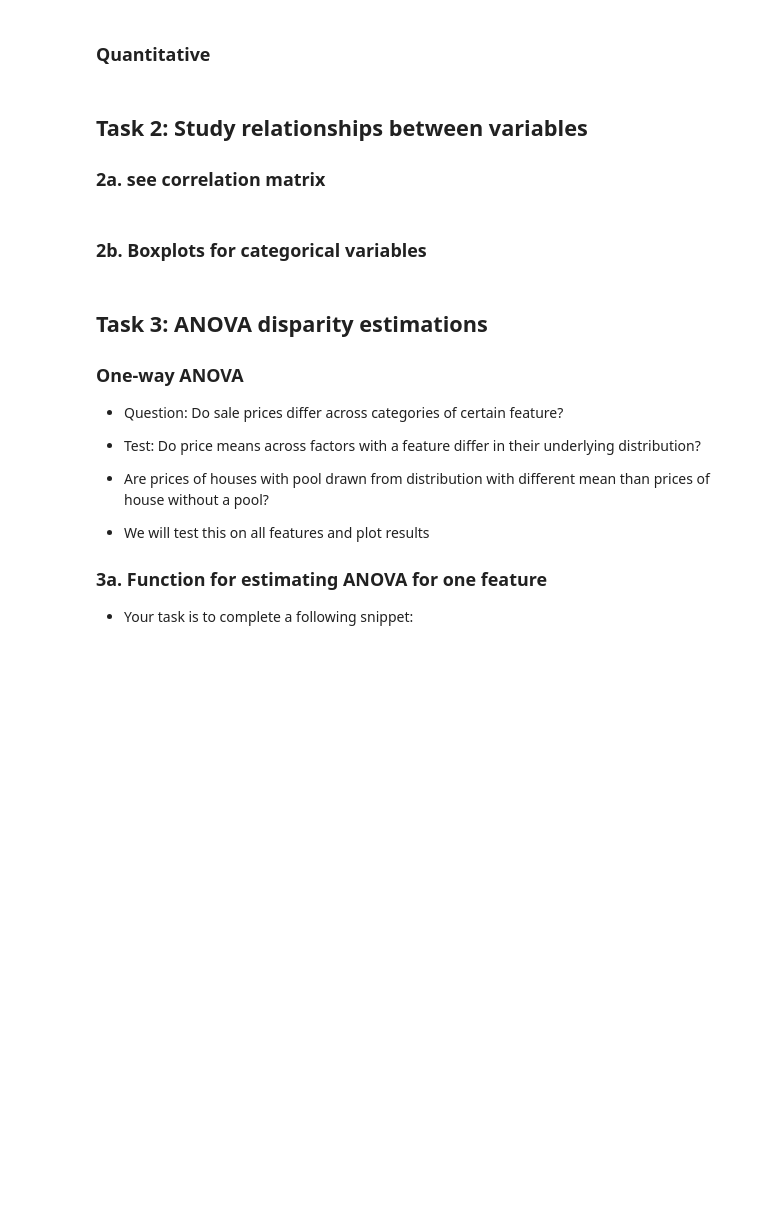
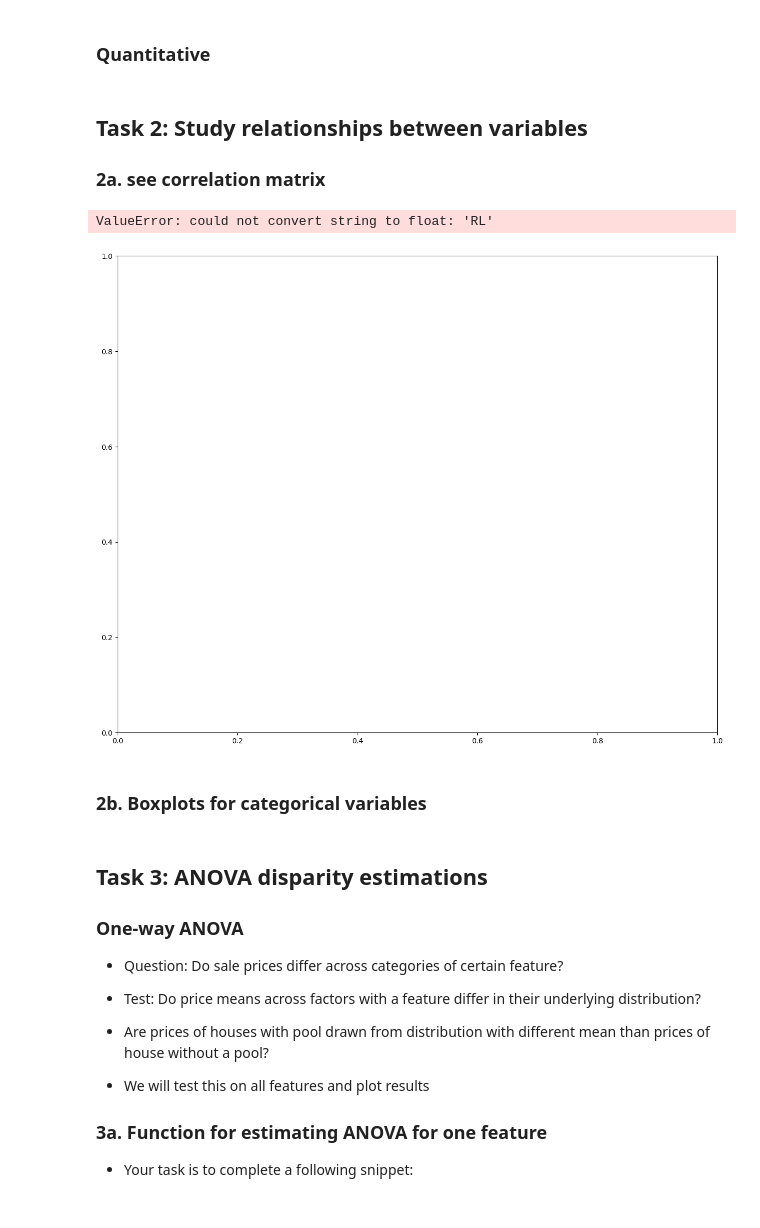
Before and after one commit to B-K-Sicking/PythonDataIES, a Jupyter notebook: Seminar1/seminar_empty.ipynb, the cells around one changed output. Drawn from its saved outputs; the diff is of its cells as text; code cells hidden in the pictures; blank space fills up the shorter version.

```diff
--- a/Seminar1/seminar_empty.ipynb
+++ b/Seminar1/seminar_empty.ipynb
@@ -172,6 +172,12 @@ df[col_mv].isnull().sum().sort_values().plot.bar()
 ## Task 2: Study relationships between variables
 
 ### 2a. see correlation matrix
+# %%
+fig=plt.subplots(1,1,figsize=(15,12))
+sns.heatmap(df.corr(),vmin=-1,cmap='coolwarm',annot=True,fmt='0.1f')
+# %% [output]
+ValueError: could not convert string to float: 'RL'
+[figure, added]
 # %% [markdown]
 ### 2b. Boxplots for categorical variables
 # %% [markdown]
```
Also changed, not shown: 1 other file.
